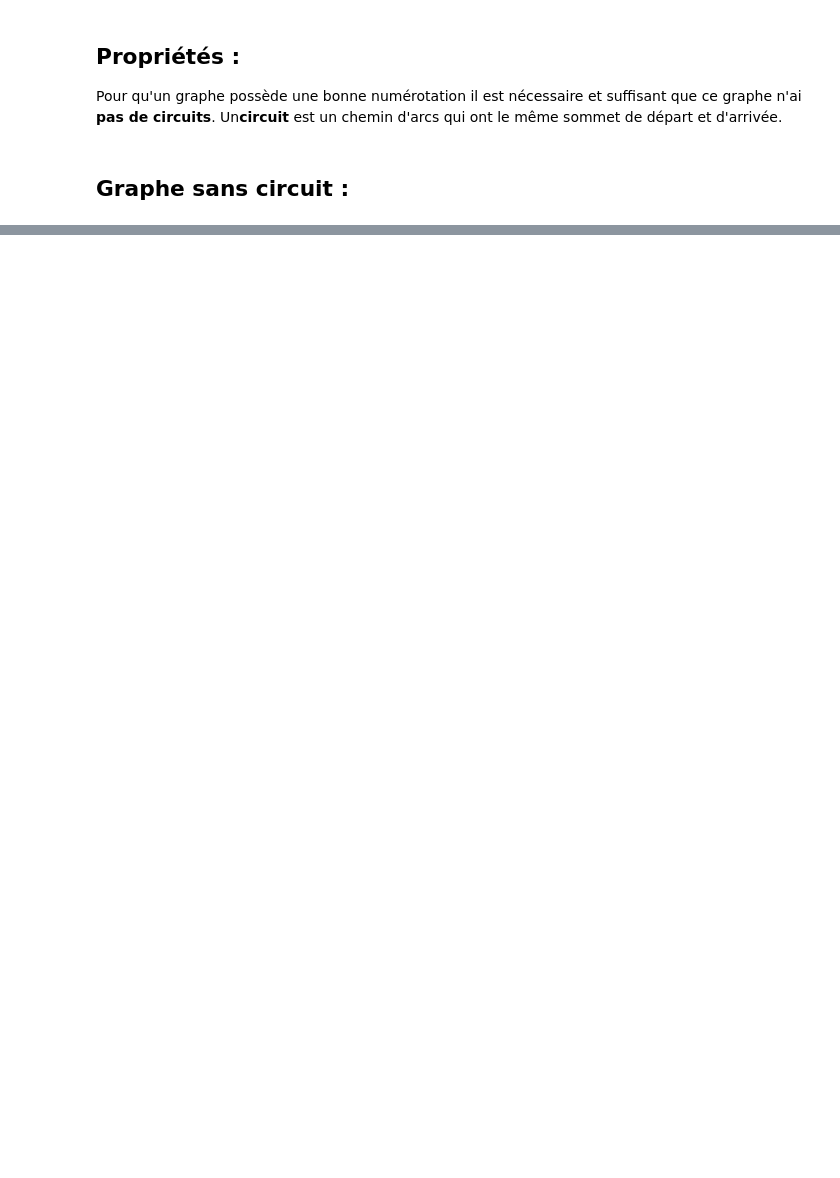
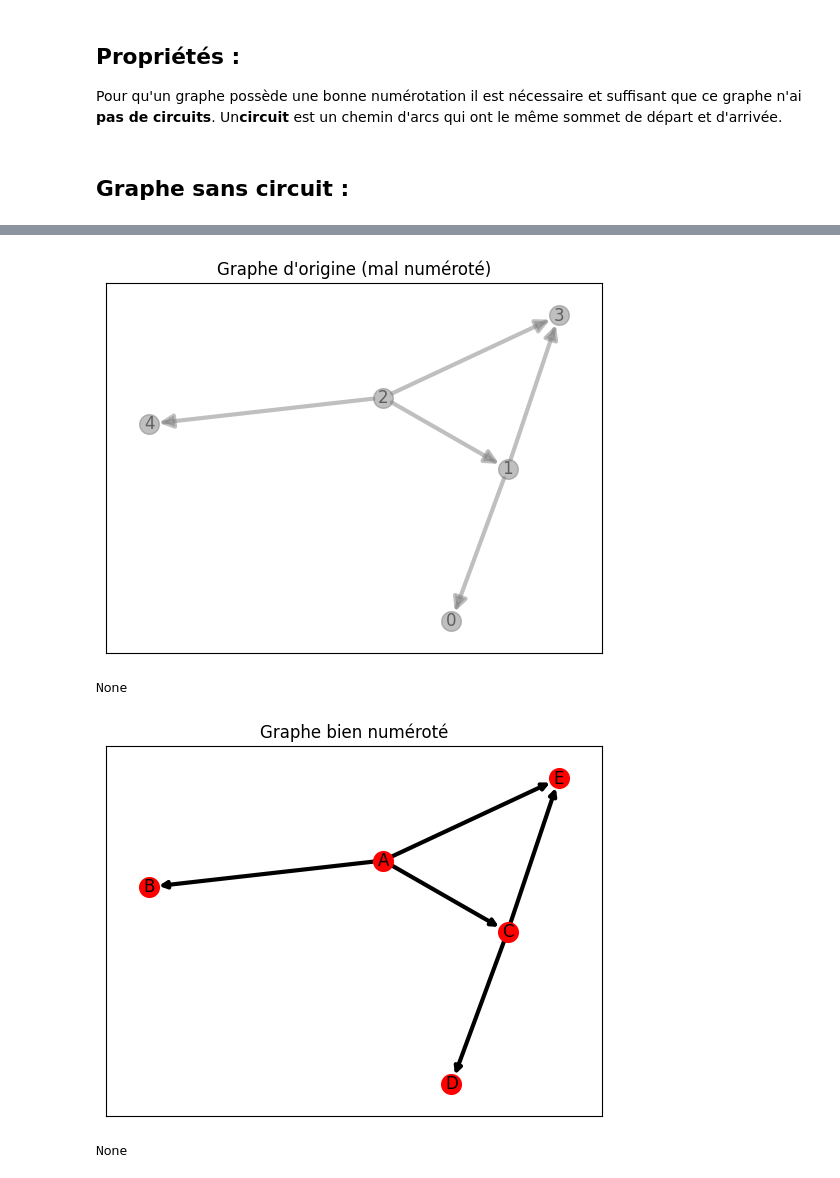
Before and after one commit to kilaposhi/graph_theory, a Jupyter notebook: Good_numbering.ipynb, the cells around one changed output, grey strips where cells are left out. Cells and saved outputs as stored; diff of their text form; code cells hidden in the pictures; blank space fills up the shorter version.

```diff
--- a/Good_numbering.ipynb
+++ b/Good_numbering.ipynb
@@ -35,0 +56,36 @@ graph = create_acyclic_DiGraph(6, 8)
+# %%
+def good_numbering(graph: nx.DiGraph, alphabet = "ABCDEFGHIJKLMNOPQRSTUVWXYZ"):
+    num_vertices = graph.number_of_nodes()
+    num_predecessors: dict = {i :len(list(graph.predecessors(i))) for i in range(num_vertices)} #ex {0: 1, vertex: num_predecessor,...}  vertex 0 has 2 predecessors
+    vertex_without_predecessor = [i for i in range(num_vertices) if num_predecessors[i]==0] # stack
+
+    good_numbered_vertices = {} # ex {0:'C', 1:'A', old: new,...}
+    number = 0
+    while len(vertex_without_predecessor)>0:
+        vertex = vertex_without_predecessor.pop()
+        good_numbered_vertices[vertex]= alphabet[number]
+        number += 1
+        for successor in graph.successors(vertex):
+            num_predecessors[successor] -= 1  # "Delete vertex" from the graph to number
+            if num_predecessors[successor] == 0:
+                vertex_without_predecessor.append(successor)
+    return good_numbered_vertices
+
+
+def create_numbered_graph(graph : nx.DiGraph, good_numbered_vertices: dict):
+    numbered_graph = graph.copy()
+    numbered_graph = nx.relabel_nodes(numbered_graph, good_numbered_vertices)
+    return numbered_graph
+
+graph = create_acyclic_DiGraph(5, 5)
+good_numbered_vertices = good_numbering(graph)
+numbered_graph = create_numbered_graph(graph, good_numbered_vertices)
+draw_grey_graph(graph, title="Graphe d'origine (mal numéroté)")
+display(plt.show())
+draw_graph(numbered_graph, title="Graphe bien numéroté")
+display(plt.show())
+# %% [output]
+[figure, added]
+None
+[figure, added]
+None
```
Also changed, not shown: parts of 6 cells of this notebook.
